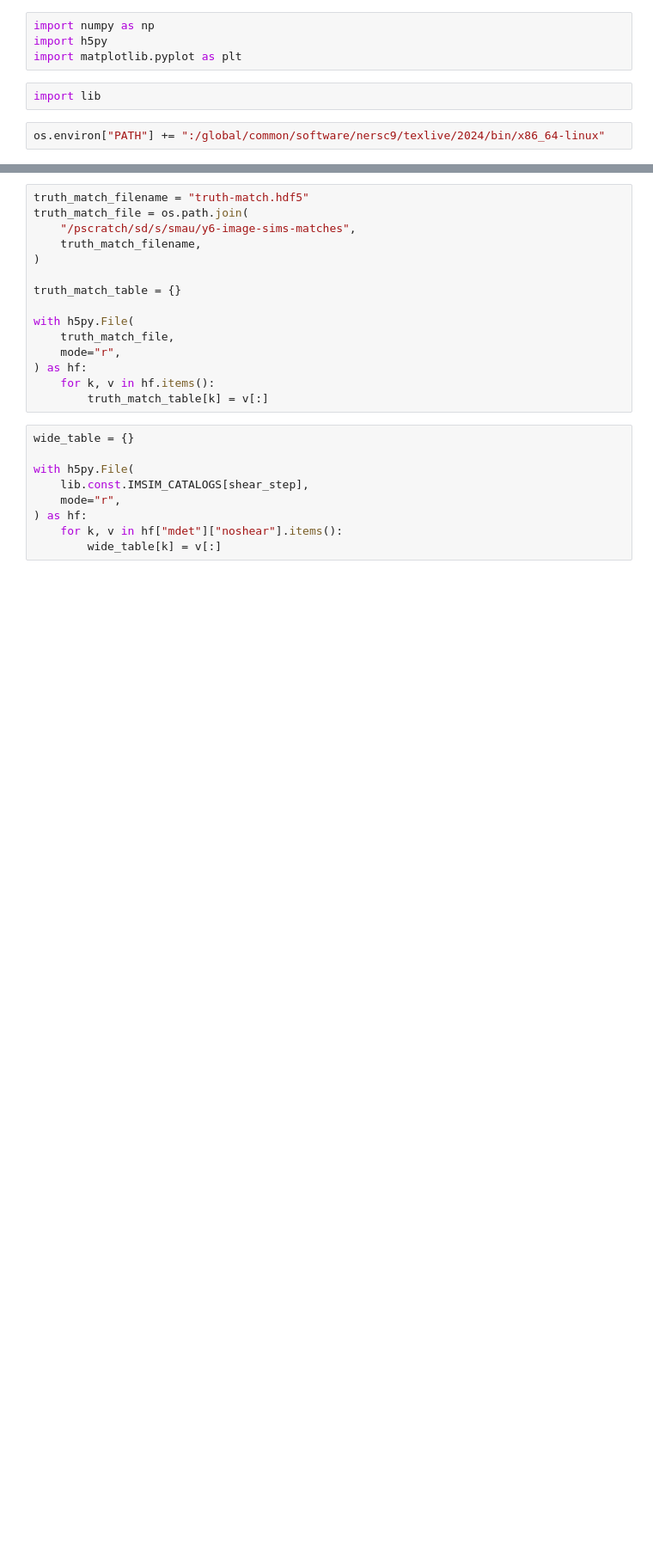
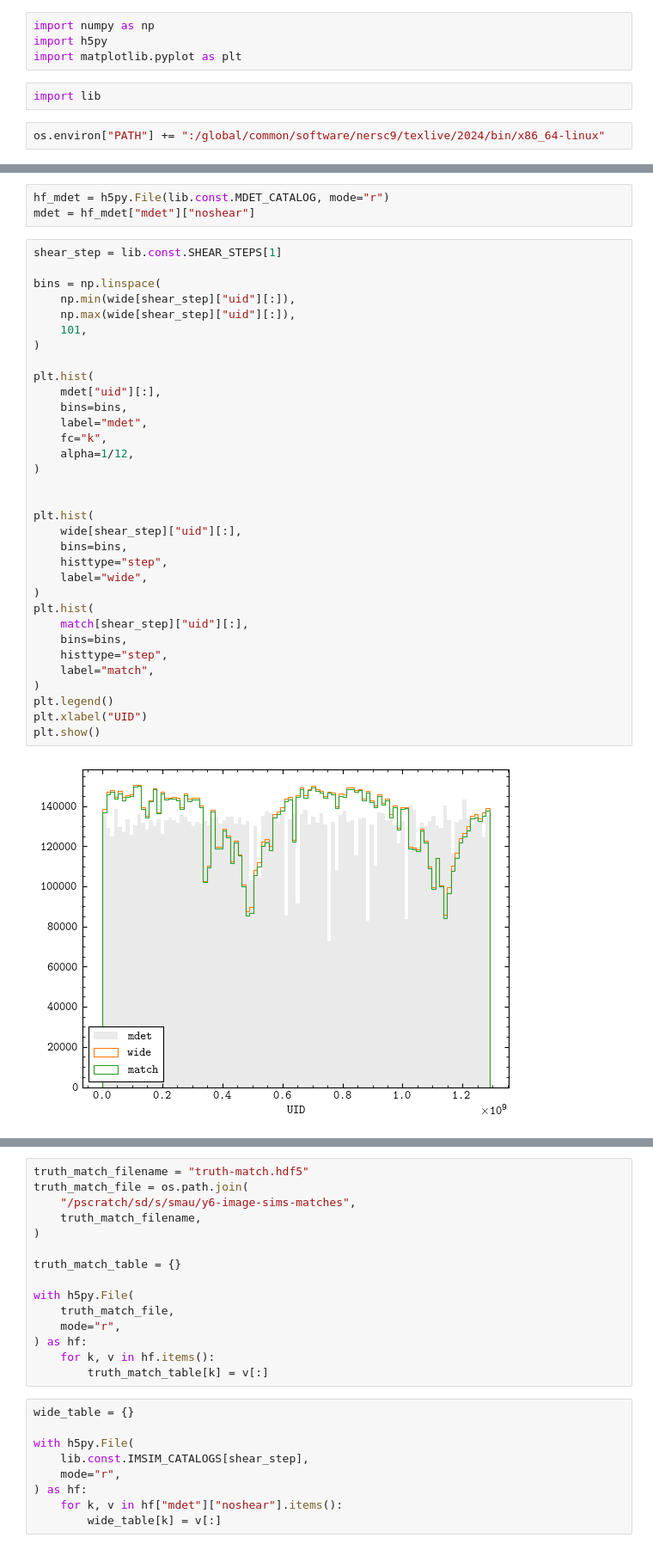
Before and after one commit to sidneymau/des-y6-image-sims-analysis, a Jupyter notebook: notebooks/2025_01_08_matching/validate.ipynb, the cells around one changed output, grey strips where cells are left out. Shown at 86% size. Saved outputs shown, nothing was run; the diff lists cells and outputs as text; blank space fills up the shorter version.

Commit message:
update matching

```diff
--- a/notebooks/2025_01_08_matching/validate.ipynb
+++ b/notebooks/2025_01_08_matching/validate.ipynb
@@ -10,0 +71,38 @@ os.environ["PATH"] += ":/global/common/software/nersc9/texlive/2024/bin/x86_64-l
+# %%
+hf_mdet = h5py.File(lib.const.MDET_CATALOG, mode="r")
+mdet = hf_mdet["mdet"]["noshear"]
+# %%
+shear_step = lib.const.SHEAR_STEPS[1]
+
+bins = np.linspace(
+    np.min(wide[shear_step]["uid"][:]),
+    np.max(wide[shear_step]["uid"][:]),
+    101,
+)
+
+plt.hist(
+    mdet["uid"][:],
+    bins=bins,
+    label="mdet",
+    fc="k",
+    alpha=1/12,
+)
+
+
+plt.hist(
+    wide[shear_step]["uid"][:],
+    bins=bins,
+    histtype="step",
+    label="wide",
+)
+plt.hist(
+    match[shear_step]["uid"][:],
+    bins=bins,
+    histtype="step",
+    label="match",
+)
+plt.legend()
+plt.xlabel("UID")
+plt.show()
+# %% [output]
+[figure, added]
```
Also changed, not shown: parts of 16 cells of this notebook, 6 other files.
